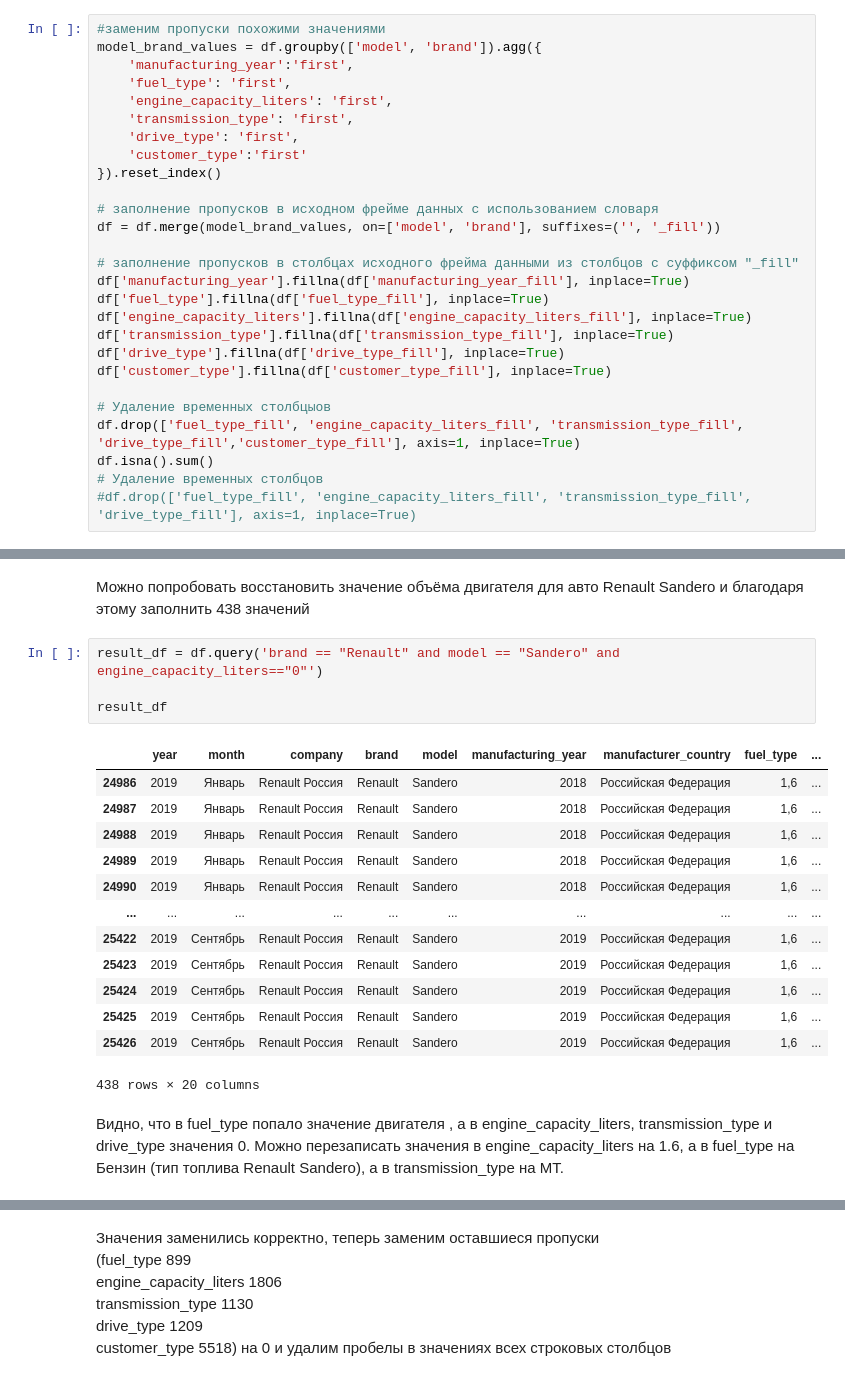
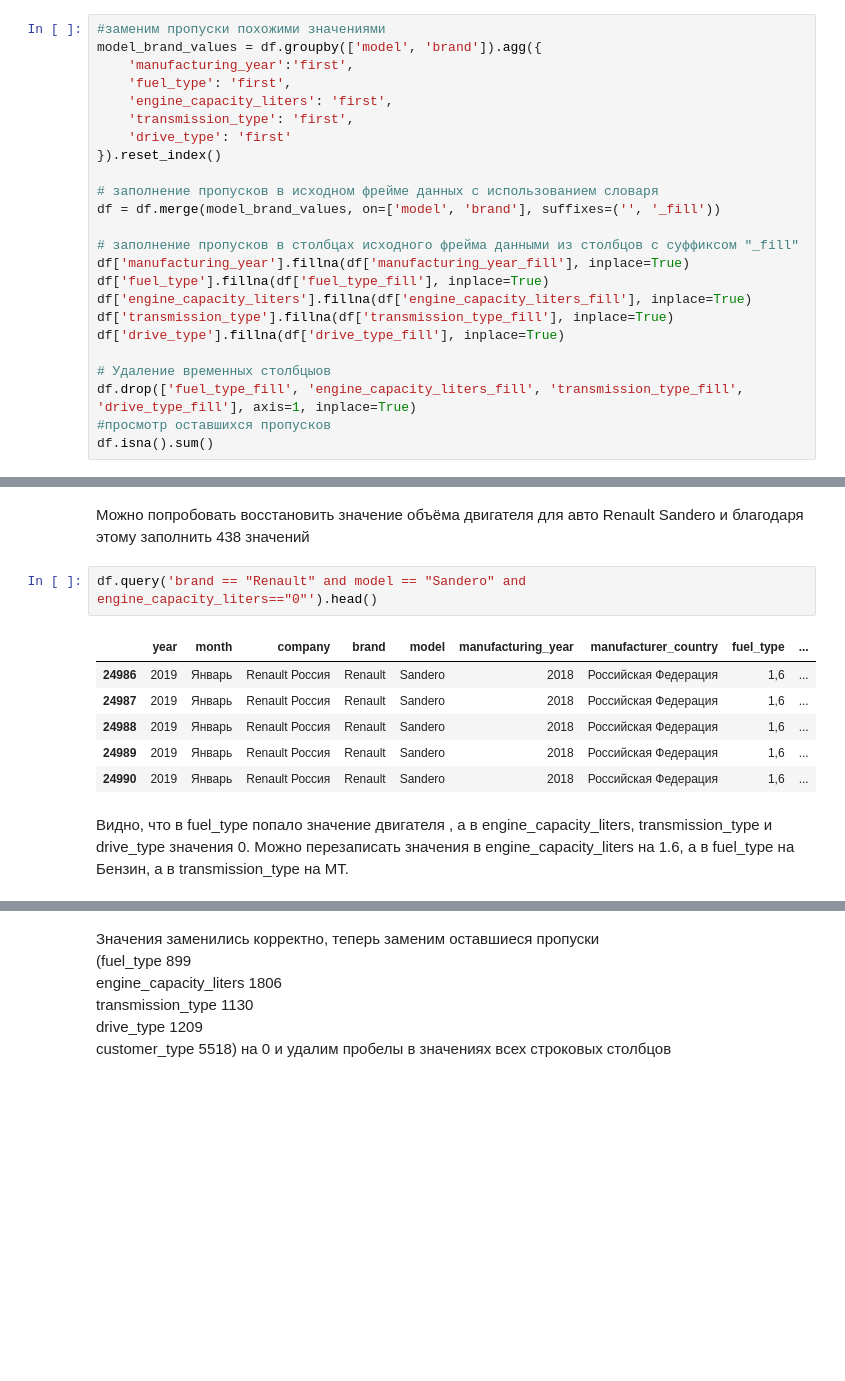
Before and after one commit to Heensz/analysis-of-the-car-market-of-Kazakhstan, a Jupyter notebook: Анализ авторынка Казахстана.ipynb, the cells around one changed output, grey strips where cells are left out. Saved outputs shown, nothing was run; the diff lists cells and outputs as text; blank space fills up the shorter version.

```diff
--- a/Анализ авторынка Казахстана.ipynb
+++ b/Анализ авторынка Казахстана.ipynb
@@ -202,8 +191,7 @@ model_brand_values = df.groupby(['model', 'brand']).agg({
     'fuel_type': 'first',
     'engine_capacity_liters': 'first',
     'transmission_type': 'first',
-    'drive_type': 'first',
-    'customer_type':'first'
+    'drive_type': 'first'
 }).reset_index()
 
 # заполнение пропусков в исходном фрейме данных с использованием словаря
@@ -215,13 +203,11 @@ df['fuel_type'].fillna(df['fuel_type_fill'], inplace=True)
 df['engine_capacity_liters'].fillna(df['engine_capacity_liters_fill'], inplace=True)
 df['transmission_type'].fillna(df['transmission_type_fill'], inplace=True)
 df['drive_type'].fillna(df['drive_type_fill'], inplace=True)
-df['customer_type'].fillna(df['customer_type_fill'], inplace=True)
 
 # Удаление временных столбцыов
-df.drop(['fuel_type_fill', 'engine_capacity_liters_fill', 'transmission_type_fill', 'drive_type_fill','customer_type_fill'], axis=1, inplace=True)
+df.drop(['fuel_type_fill', 'engine_capacity_liters_fill', 'transmission_type_fill', 'drive_type_fill'], axis=1, inplace=True)
+#просмотр оставшихся пропусков
 df.isna().sum()
-# Удаление временных столбцов
-#df.drop(['fuel_type_fill', 'engine_capacity_liters_fill', 'transmission_type_fill', 'drive_type_fill'], axis=1, inplace=True)
 # %% [output]
 year                          0
 month                         0
@@ -293,23 +251,14 @@ print(unique_values)
 # %% [markdown]
 Можно попробовать восстановить значение объёма двигателя для авто Renault  Sandero и благодаря этому заполнить 438 значений
 # %%
-result_df = df.query('brand == "Renault" and model == "Sandero" and engine_capacity_liters=="0"')
-
-result_df
+df.query('brand == "Renault" and model == "Sandero" and engine_capacity_liters=="0"').head()
 # %% [output]
 |  | year | month | company | brand | model | manufacturing_year | manufacturer_country | fuel_type | ... |
 | 24986 | 2019 | Январь | Renault Россия | Renault | Sandero | 2018 | Российская Федерация | 1,6 | ... |
 | 24987 | 2019 | Январь | Renault Россия | Renault | Sandero | 2018 | Российская Федерация | 1,6 | ... |
 | 24988 | 2019 | Январь | Renault Россия | Renault | Sandero | 2018 | Российская Федерация | 1,6 | ... |
 | 24989 | 2019 | Январь | Renault Россия | Renault | Sandero | 2018 | Российская Федерация | 1,6 | ... |
 | 24990 | 2019 | Январь | Renault Россия | Renault | Sandero | 2018 | Российская Федерация | 1,6 | ... |
-| ... | ... | ... | ... | ... | ... | ... | ... | ... | ... |
-| 25422 | 2019 | Сентябрь | Renault Россия | Renault | Sandero | 2019 | Российская Федерация | 1,6 | ... |
-| 25423 | 2019 | Сентябрь | Renault Россия | Renault | Sandero | 2019 | Российская Федерация | 1,6 | ... |
-| 25424 | 2019 | Сентябрь | Renault Россия | Renault | Sandero | 2019 | Российская Федерация | 1,6 | ... |
-| 25425 | 2019 | Сентябрь | Renault Россия | Renault | Sandero | 2019 | Российская Федерация | 1,6 | ... |
-| 25426 | 2019 | Сентябрь | Renault Россия | Renault | Sandero | 2019 | Российская Федерация | 1,6 | ... |
-438 rows × 20 columns
 # %% [markdown]
-Видно, что в fuel_type попало значение двигателя , а в engine_capacity_liters, transmission_type и drive_type значения 0. Можно перезаписать значения в engine_capacity_liters на 1.6, а в fuel_type на Бензин (тип топлива Renault	Sandero), а в transmission_type на MT.
+Видно, что в fuel_type попало значение двигателя , а в engine_capacity_liters, transmission_type и drive_type значения 0. Можно перезаписать значения в engine_capacity_liters на 1.6, а в fuel_type на Бензин, а в transmission_type на MT.
 # %%
```
Also changed, not shown: parts of 136 cells of this notebook.
